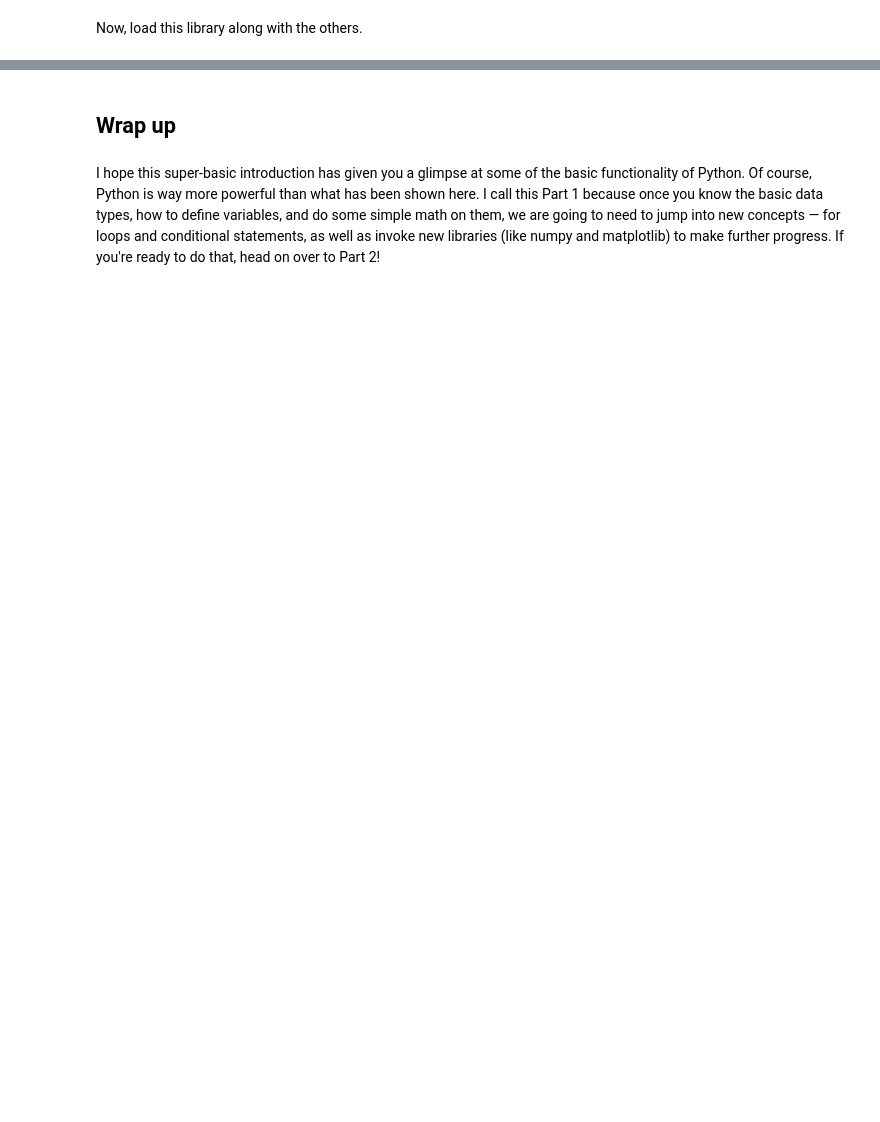
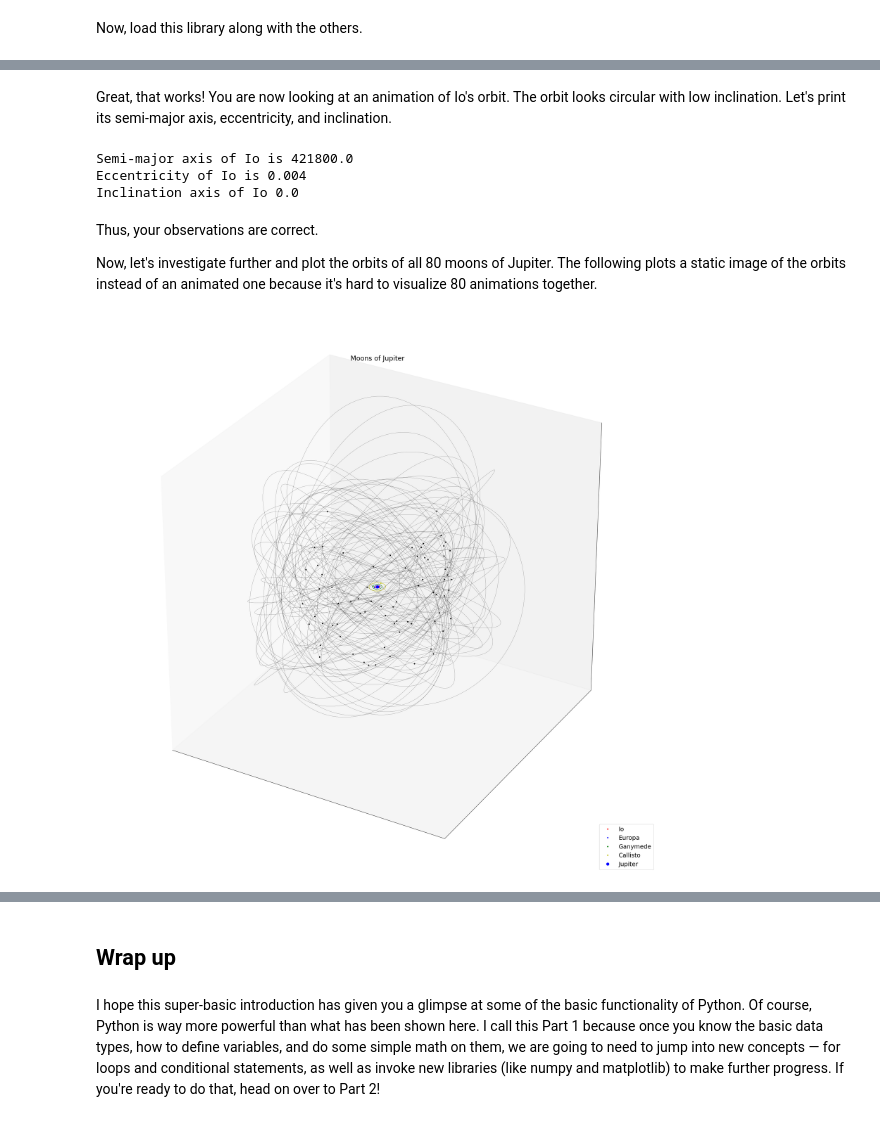
Before and after one commit to heidiawhite/pasea-arp, a Jupyter notebook: Pre-workshop/pre-workshop_tutorial_part1.ipynb, the cells around one changed output, grey strips where cells are left out. Saved outputs shown, nothing was run; the diff lists cells and outputs as text; code cells hidden in the pictures; blank space fills up the shorter version.

```diff
--- a/Pre-workshop/pre-workshop_tutorial_part1.ipynb
+++ b/Pre-workshop/pre-workshop_tutorial_part1.ipynb
@@ -637,3 +676,17 @@ You should see an interactive window which shows the animation. You can use the
+# %% [markdown]
+Great, that works! You are now looking at an animation of Io's orbit. The orbit looks circular with low inclination. Let's print its semi-major axis, eccentricity, and inclination.
+# %%
+print(f'Semi-major axis of {moon[1]} is {float(moon[6])}')
+print(f'Eccentricity of {moon[1]} is {float(moon[7])}')
+print(f'Inclination axis of {moon[1]} {float(moon[10])}')
+# %% [output]
+Semi-major axis of Io is 421800.0
+Eccentricity of Io is 0.004
+Inclination axis of Io 0.0
+# %% [markdown]
+Thus, your observations are correct.
+
+Now, let's investigate further and plot the orbits of all 80 moons of Jupiter. The following plots a static image of the orbits instead of an animated one because it's hard to visualize 80 animations together.
 # %%
 fig = plt.figure(figsize=(30, 30))
 ax = plt.axes(projection='3d')
@@ -644,36 +697,37 @@ for ind, moon in enumerate(moons_data):
     # semi-major axis in length units, period in time units,
     # eccentricity, longitude of ascending node in degrees,
     # and inclination and periapsis argument in degrees.
     orbit = pyasl.KeplerEllipse(a=float(moon[6]), per=float(moon[12]),
                                 e=float(moon[7]), Omega=float(moon[8]),
                                 i=float(moon[10]), w=float(moon[11]))
 
     # Calculate the orbit position at the given points
     # in a Cartesian coordinate system.
     pos = orbit.xyzPos(t)
 
-    color=['red', 'blue', 'yellow', 'turquoise']
+    color=['r', 'b', 'g', 'y']
     if ind < 4:
         # Plot the orbit
-        ax.plot3D(pos[::, 1], pos[::, 0], pos[::, 2], color=color[ind], lw=1,
-                  label=f'{moon[1]}')
+        ax.plot3D(pos[::, 1], pos[::, 0], pos[::, 2], color=color[ind], lw=1)
         # Point of periapsis
-        ax.plot3D([pos[0, 1]], [pos[0, 0]], [pos[0, 2]], 'k.',
-                   markersize=6)
+        ax.plot3D([pos[0, 1]], [pos[0, 0]], [pos[0, 2]], f'{color[ind]}.',
+                   markersize=6, label=f'{moon[1]}')
     else:
         ax.plot3D(pos[::, 1], pos[::, 0], pos[::, 2], 'k-', lw=0.25)
         ax.plot3D([pos[0, 1]], [pos[0, 0]], [pos[0, 2]], 'k.',
                    markersize=6)
 
-ax.plot3D([0], [0], [0], 'go', markersize=8, label='Jupiter')
+ax.plot3D([0], [0], [0], 'bo', markersize=8, label='Jupiter')
 
 plt.legend(loc='lower right', fontsize=18)
 plt.style.use('default')
 # Hide grid lines
 ax.grid(False)
 # Hide axes ticks
 ax.set_xticks([])
 ax.set_yticks([])
 ax.set_zticks([])
 plt.title('Moons of Jupiter', fontsize=20)
 plt.show()
+# %% [output]
+[figure, added]
```
Also changed, not shown: parts of 30 cells of this notebook.
